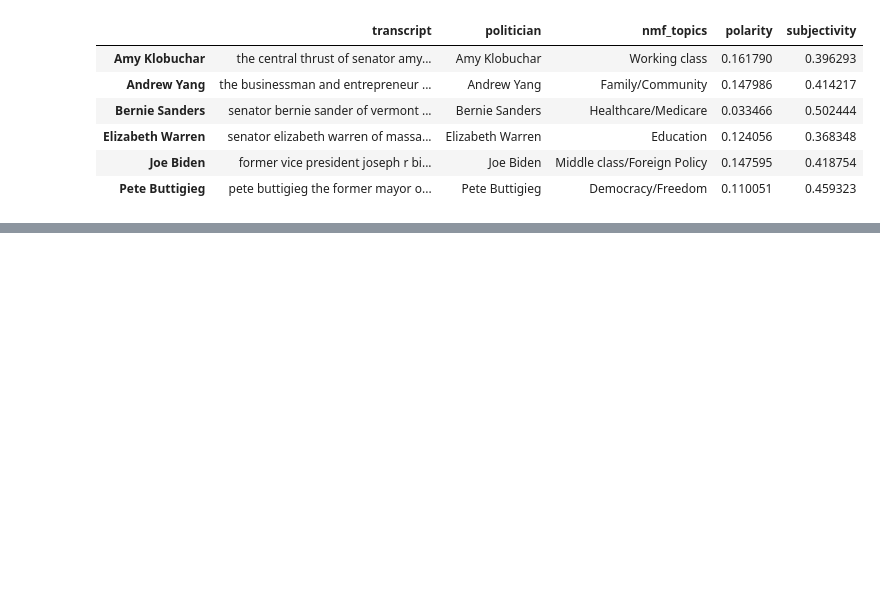
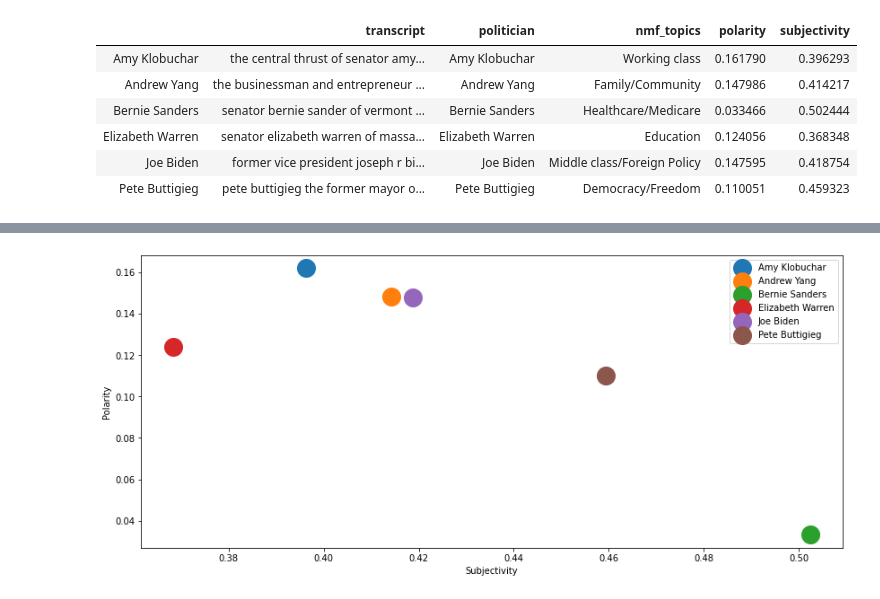
Before and after one commit to WSHuusfeldt/PythonSem4Eksamen, a Jupyter notebook: test.ipynb, the cells around one changed output, grey strips where cells are left out. Saved outputs shown, nothing was run; the diff lists cells and outputs as text; code cells hidden in the pictures; blank space fills up the shorter version.

Commit message:
Added scatterplot

```diff
--- a/test.ipynb
+++ b/test.ipynb
@@ -469,0 +467,19 @@ Sentiment(polarity=0.9099999999999999, subjectivity=0.7800000000000001)
+# %%
+import matplotlib.pyplot as plt
+
+fig = plt.figure()
+ax1 = fig.add_subplot(111)
+
+ax1.scatter(x=data_clean_lemma['subjectivity']['Amy Klobuchar'],y=data_clean_lemma['polarity']['Amy Klobuchar'], label="Amy Klobuchar", s=400)
+ax1.scatter(x=data_clean_lemma['subjectivity']['Andrew Yang'],y=data_clean_lemma['polarity']['Andrew Yang'], label="Andrew Yang", s=400)
+ax1.scatter(x=data_clean_lemma['subjectivity']['Bernie Sanders'],y=data_clean_lemma['polarity']['Bernie Sanders'], label="Bernie Sanders", s=400)
+ax1.scatter(x=data_clean_lemma['subjectivity']['Elizabeth Warren'],y=data_clean_lemma['polarity']['Elizabeth Warren'], label="Elizabeth Warren", s=400)
+ax1.scatter(x=data_clean_lemma['subjectivity']['Joe Biden'],y=data_clean_lemma['polarity']['Joe Biden'], label="Joe Biden", s=400)
+ax1.scatter(x=data_clean_lemma['subjectivity']['Pete Buttigieg'],y=data_clean_lemma['polarity']['Pete Buttigieg'], label="Pete Buttigieg", s=400)
+plt.legend(loc='upper right')
+plt.xlabel("Subjectivity")
+plt.ylabel("Polarity")
+
+plt.rcParams['figure.figsize']=(6,6)
+# %% [output]
+[figure, added]
```
Also changed, not shown: parts of 3 cells of this notebook, 3 other files.
